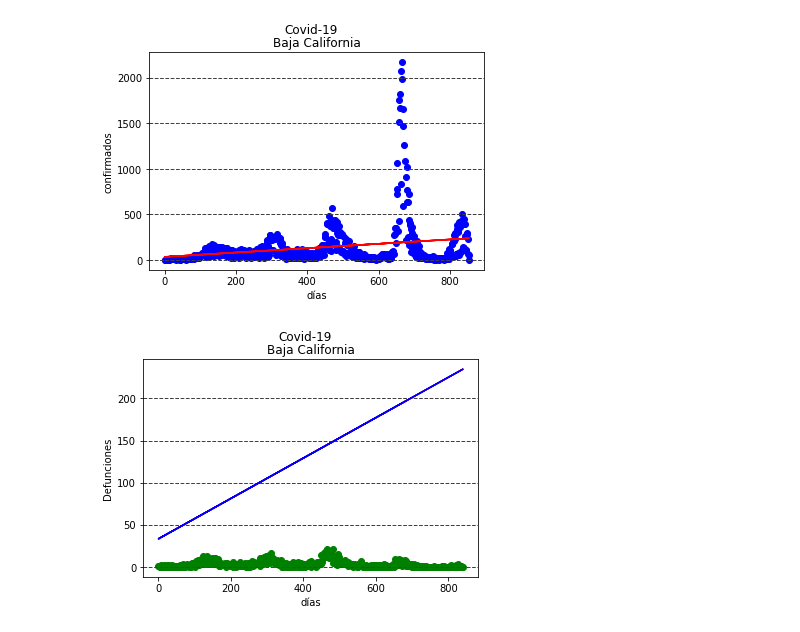
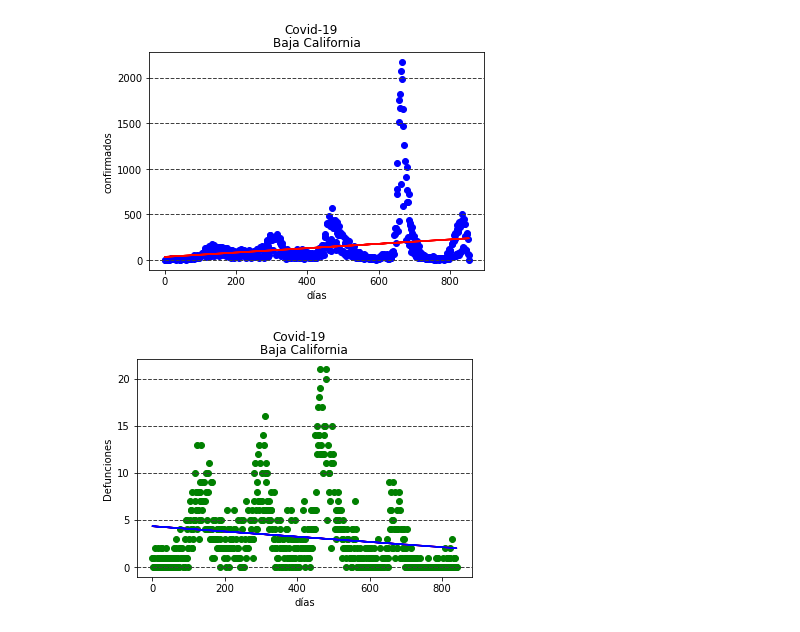
Before and after one commit to israel643/Producto_II_-regresi-n_lineal, a Jupyter notebook: ProductoII.ipynb, the cells around one changed output. Drawn from its saved outputs; the diff is of its cells as text; code cells hidden in the pictures.

Commit message:
new changes and graphics

```diff
--- a/ProductoII.ipynb
+++ b/ProductoII.ipynb
@@ -74,19 +74,19 @@ mp.rcParams["axes.grid.axis"] = 'y'
 mp.rcParams["grid.color"] = "#404040"
 # %% [output]
 [figure]
-# %%
-mp.scatter(z_train, xi_train, color='green')
-mp.plot(z_train, regressor.predict(z_train),color='red')
-mp.plot(z_train,regressor.predict(z_train),color="blue")
-mp.title('Baja California')
-mp.suptitle("Covid-19")
-mp.ylabel('Defunciones')
-mp.xlabel('días')
-#formato de la Grid
-mp.rcParams["axes.grid"] = True
-mp.rcParams['grid.linestyle'] = '--'
-mp.rcParams['grid.linewidth'] = 1
-mp.rcParams["axes.grid.axis"] = 'y'
-mp.rcParams["grid.color"] = "#404040"
-# %% [output]
-[figure, removed]
+# %%
+mp.scatter(z_train, xi_train, color='green')
+mp.plot(z_train, regressorz.predict(z_train),color='red')
+mp.plot(z_train,regressorz.predict(z_train),color="blue")
+mp.title('Baja California')
+mp.suptitle("Covid-19")
+mp.ylabel('Defunciones')
+mp.xlabel('días')
+#formato de la Grid
+mp.rcParams["axes.grid"] = True
+mp.rcParams['grid.linestyle'] = '--'
+mp.rcParams['grid.linewidth'] = 1
+mp.rcParams["axes.grid.axis"] = 'y'
+mp.rcParams["grid.color"] = "#404040"
+# %% [output]
+[figure, added]
```
Also changed, not shown: parts of 14 cells of this notebook.
